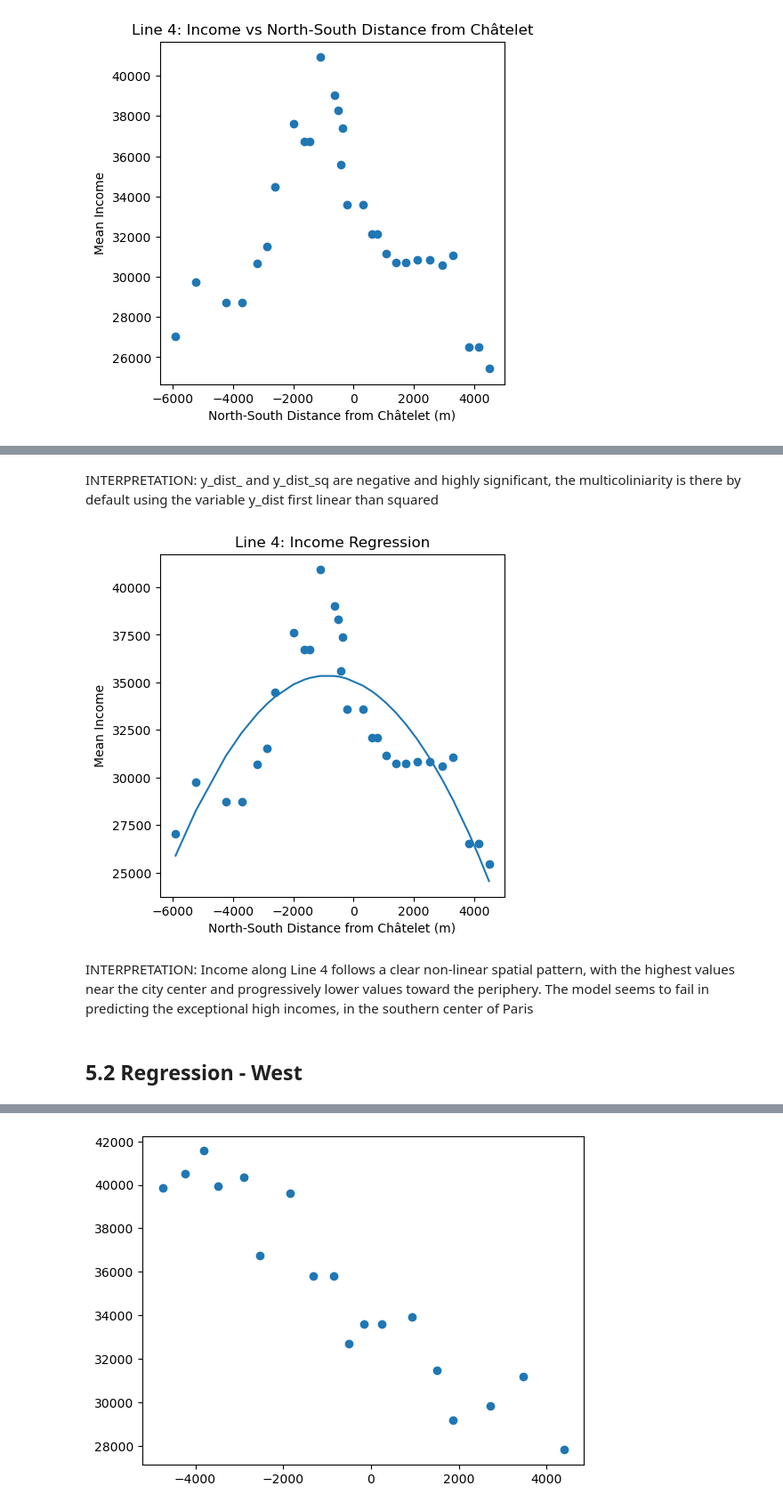
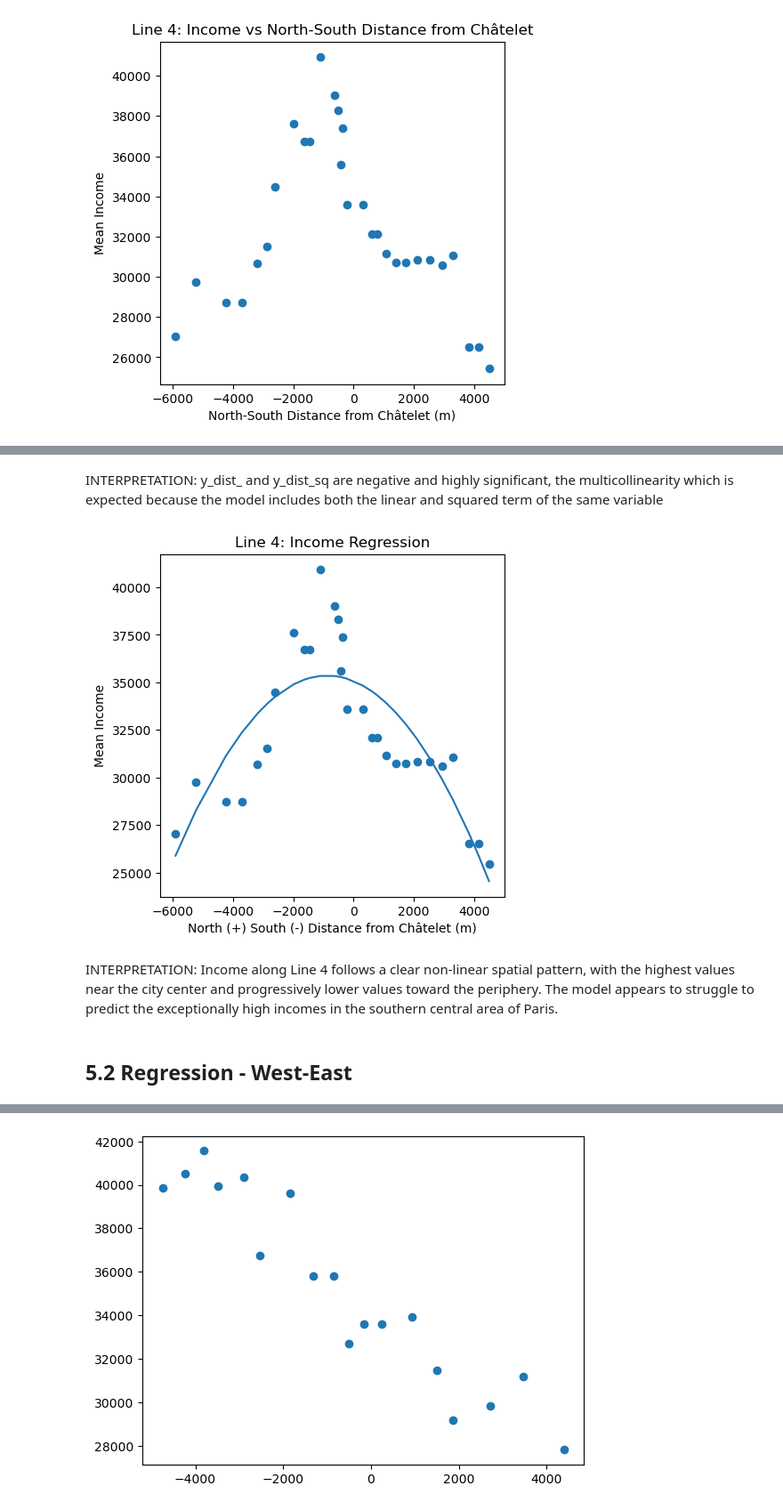
Before and after one commit to tomixmeier/ParisMetro, a Jupyter notebook: notebooks/analysis.ipynb, the cells around one changed output, grey strips where cells are left out. Shown at 89% size. Drawn from its saved outputs; the diff is of its cells as text; code cells hidden in the pictures.

```diff
--- a/notebooks/analysis.ipynb
+++ b/notebooks/analysis.ipynb
@@ -648,34 +636,36 @@ Notes:
 [2] The condition number is large, 1.55e+07. This might indicate that there are
 strong multicollinearity or other numerical problems.
 # %% [markdown]
-INTERPRETATION: y_dist_ and y_dist_sq are negative and highly significant, the multicoliniarity is there by default using the variable y_dist first linear than squared
+INTERPRETATION: y_dist_ and y_dist_sq are negative and highly significant, the multicollinearity which is expected because the model includes both the linear and squared term of the same variable
 # %%
-#
+#Plot the Scatterplot with the Regressionline
+
+#Sort Data
 line4_sorted = line4.sort_values(by="y_dist").copy()
 X_sorted = line4_sorted[["y_dist", "y_dist_sq"]]
 X_sorted = sm.add_constant(X_sorted)
 
 #Scatterplot
 plt.figure(figsize=(5,5))
 plt.scatter(
     line4["y_dist"],
     line4["income_mean"]
 )
 plt.plot(
     line4_sorted["y_dist"],
     model_line4_quad.predict(X_sorted)
 )
 plt.title("Line 4: Income Regression")
-plt.xlabel("North-South Distance from Châtelet (m)")
+plt.xlabel("North (+) South (-) Distance from Châtelet (m)")
 plt.ylabel("Mean Income")
 plt.savefig("../outputs/5_1_FIG_Regression.png", dpi=300, bbox_inches="tight")
 plt.show()
 # %% [output]
-[figure, old version]
+[figure, new version]
 # %% [markdown]
-INTERPRETATION: Income along Line 4 follows a clear non-linear spatial pattern, with the highest values near the city center and progressively lower values toward the periphery. The model seems to fail in predicting the exceptional high incomes, in the southern center of Paris
+INTERPRETATION: Income along Line 4 follows a clear non-linear spatial pattern, with the highest values near the city center and progressively lower values toward the periphery. The model appears to struggle to predict the exceptionally high incomes in the southern central area of Paris.
 # %% [markdown]
-## 5.2 Regression - West
+## 5.2 Regression - West-East
 # %%
 #Select Line 1, set Chatelet as center and calculate the distance of the x coordinate, indicating how west/east the station is
 line1 = df[df["indice_lig"] == "1"].copy()
```
Also changed, not shown: parts of 68 cells of this notebook, 33 other files.
